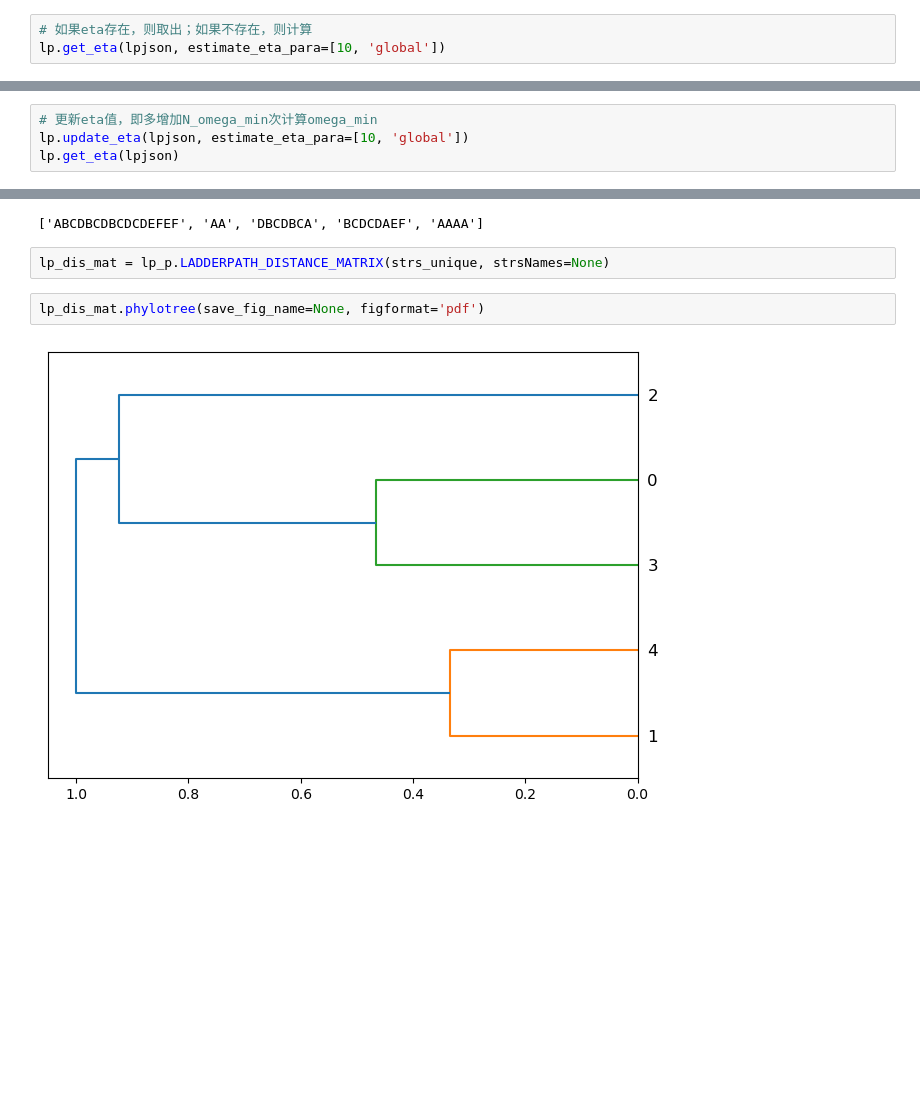
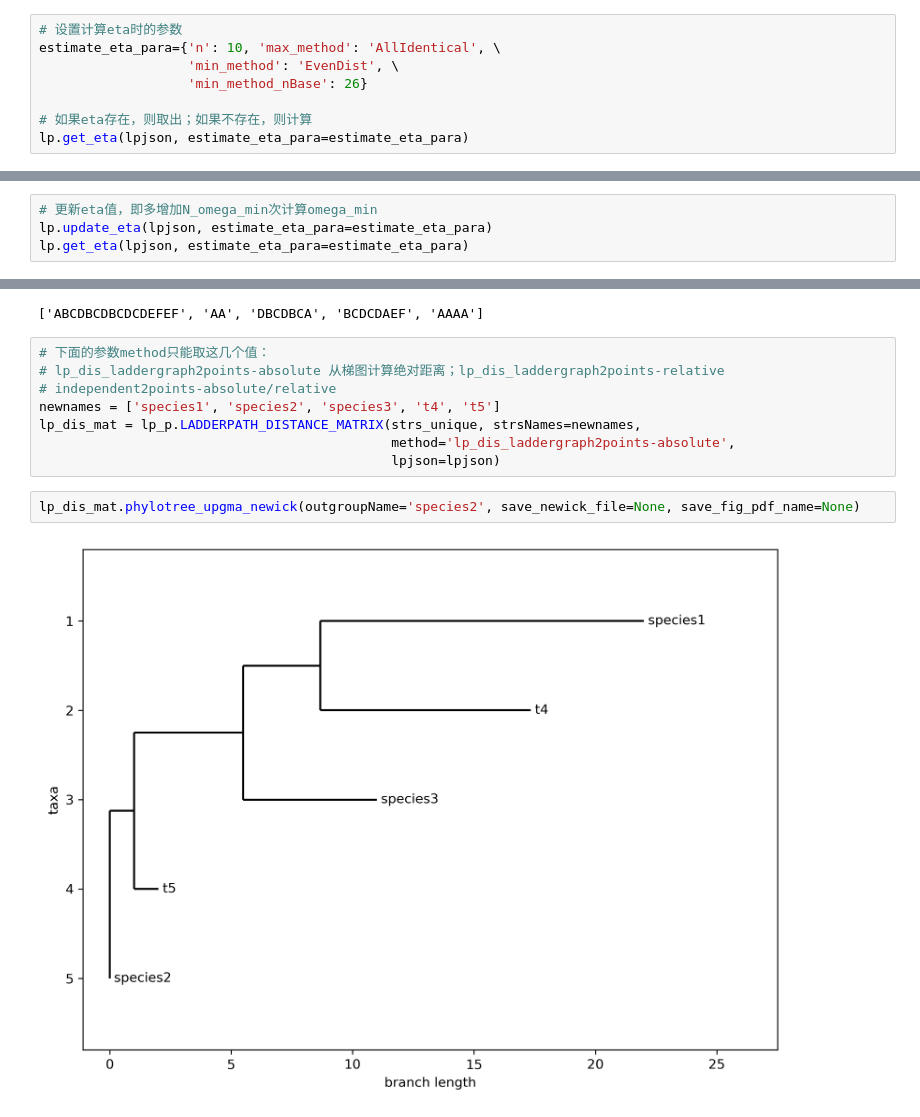
Before and after one commit to yuernestliu/lppack, a Jupyter notebook: lppack2/demo_scripts/demo.ipynb, the cells around one changed output, grey strips where cells are left out. Saved outputs shown, nothing was run; the diff lists cells and outputs as text; blank space fills up the shorter version.

```diff
--- a/lppack2/demo_scripts/demo.ipynb
+++ b/lppack2/demo_scripts/demo.ipynb
@@ -68,6 +76,11 @@ g
 # %% [markdown]
 # 计算eta
 # %%
+# 设置计算eta时的参数
+estimate_eta_para={'n': 10, 'max_method': 'AllIdentical', \
+                   'min_method': 'EvenDist', \
+                   'min_method_nBase': 26}
+
 # 如果eta存在，则取出；如果不存在，则计算
-lp.get_eta(lpjson, estimate_eta_para=[10, 'global'])
+lp.get_eta(lpjson, estimate_eta_para=estimate_eta_para)
 # %% [output]
@@ -75,5 +88,5 @@ lp.get_eta(lpjson, estimate_eta_para=[10, 'global'])
 # %%
 # 更新eta值，即多增加N_omega_min次计算omega_min
-lp.update_eta(lpjson, estimate_eta_para=[10, 'global'])
-lp.get_eta(lpjson)
+lp.update_eta(lpjson, estimate_eta_para=estimate_eta_para)
+lp.get_eta(lpjson, estimate_eta_para=estimate_eta_para)
 # %% [output]
@@ -97,8 +110,14 @@ strs_unique
 # %% [output]
 ['ABCDBCDBCDCDEFEF', 'AA', 'DBCDBCA', 'BCDCDAEF', 'AAAA']
 # %%
-lp_dis_mat = lp_p.LADDERPATH_DISTANCE_MATRIX(strs_unique, strsNames=None)
+# 下面的参数method只能取这几个值：
+# lp_dis_laddergraph2points-absolute 从梯图计算绝对距离；lp_dis_laddergraph2points-relative
+# independent2points-absolute/relative
+newnames = ['species1', 'species2', 'species3', 't4', 't5']
+lp_dis_mat = lp_p.LADDERPATH_DISTANCE_MATRIX(strs_unique, strsNames=newnames,
+                                             method='lp_dis_laddergraph2points-absolute',
+                                             lpjson=lpjson)
 # %%
-lp_dis_mat.phylotree(save_fig_name=None, figformat='pdf')
+lp_dis_mat.phylotree_upgma_newick(outgroupName='species2', save_newick_file=None, save_fig_pdf_name=None)
 # %% [output]
-[figure, old version]
+[figure, new version]
```
Also changed, not shown: parts of 8 cells of this notebook, 7 other files.
